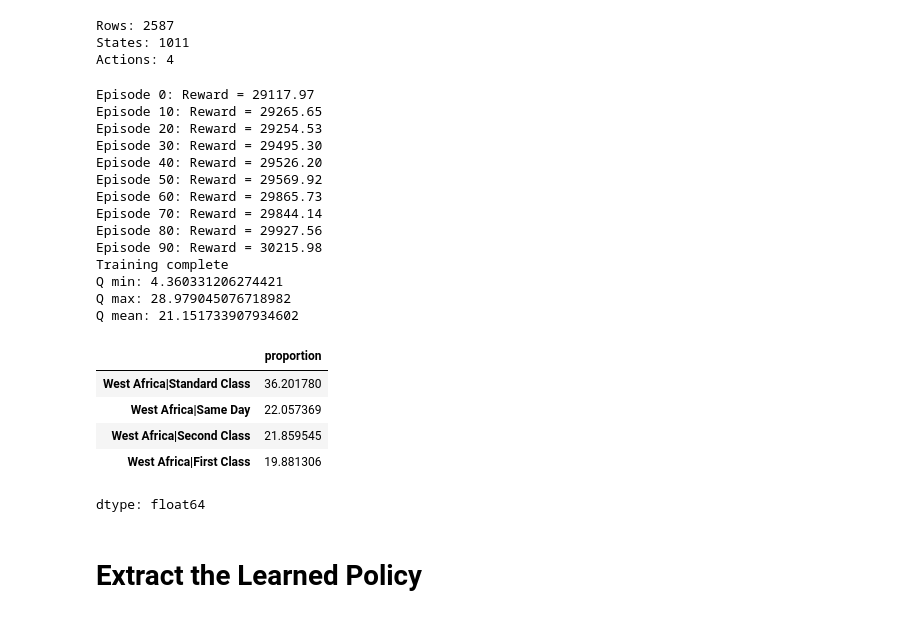
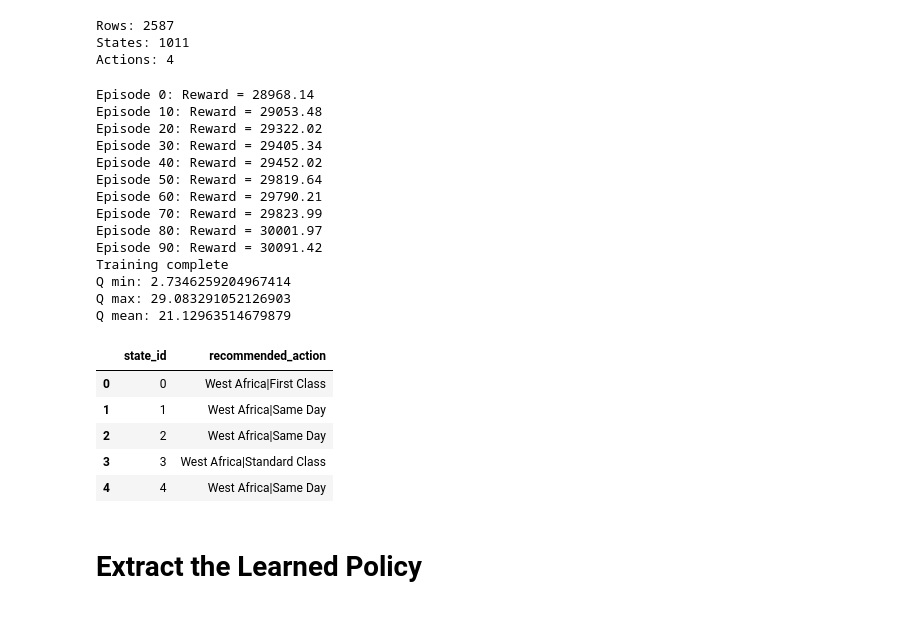
Before and after one commit to Jasonmiller513/Dissertation, a Jupyter notebook: First Test WA.ipynb, the cells around one changed output. Saved outputs shown, nothing was run; the diff lists cells and outputs as text; code cells hidden in the pictures.

```diff
--- a/First Test WA.ipynb
+++ b/First Test WA.ipynb
@@ -1257,25 +1337,3 @@ n_actions = train_df['action_id'].nunique()
-# %%
-route_profit = (
-    train_df.groupby(
-        ['Order Region_str','Shipping Mode_str'] # Use the _str versions created in m2F8OIGd2x7p
-    )['Order Profit Per Order']
-    .mean()
-    .reset_index()
-)
-
-route_profit.rename(
-    columns={
-        'Order Profit Per Order':'historical_route_profit'
-    },
-    inplace=True
-)
-
-train_df = train_df.merge(
-    route_profit,
-    left_on=['Order Region_str','Shipping Mode_str'], # Merge on _str versions
-    right_on=['Order Region_str','Shipping Mode_str'],
-    how='left'
-)
 # %% [markdown]
 # Dual-Goal Reward Fuction
 # %%
@@ -1396,32 +1454,38 @@ print("Q min:", Q.min())
 print("Q max:", Q.max())
 print("Q mean:", Q.mean())
 # %% [output]
-Episode 0: Reward = 29117.97
-Episode 10: Reward = 29265.65
-Episode 20: Reward = 29254.53
-Episode 30: Reward = 29495.30
-Episode 40: Reward = 29526.20
-Episode 50: Reward = 29569.92
-Episode 60: Reward = 29865.73
-Episode 70: Reward = 29844.14
-Episode 80: Reward = 29927.56
-Episode 90: Reward = 30215.98
+Episode 0: Reward = 28968.14
+Episode 10: Reward = 29053.48
+Episode 20: Reward = 29322.02
+Episode 30: Reward = 29405.34
+Episode 40: Reward = 29452.02
+Episode 50: Reward = 29819.64
+Episode 60: Reward = 29790.21
+Episode 70: Reward = 29823.99
+Episode 80: Reward = 30001.97
+Episode 90: Reward = 30091.42
 Training complete
-Q min: 4.360331206274421
-Q max: 28.979045076718982
-Q mean: 21.151733907934602
+Q min: 2.7346259204967414
+Q max: 29.083291052126903
+Q mean: 21.12963514679879
 # %%
 policy = np.argmax(Q, axis=1)
-policy_actions = action_encoder.inverse_transform(policy)
 
-pd.Series(policy_actions).value_counts(normalize=True) * 100
+recommended_actions = action_encoder.inverse_transform(policy)
+
+policy_df = pd.DataFrame({
+    "state_id": np.arange(n_states),
+    "recommended_action": recommended_actions
+})
+
+policy_df.head()
 # %% [output]
-|  | proportion |
-| West Africa|Standard Class | 36.201780 |
-| West Africa|Same Day | 22.057369 |
-| West Africa|Second Class | 21.859545 |
-| West Africa|First Class | 19.881306 |
+|  | state_id | recommended_action |
+| 0 | 0 | West Africa|First Class |
+| 1 | 1 | West Africa|Same Day |
+| 2 | 2 | West Africa|Same Day |
+| 3 | 3 | West Africa|Standard Class |
+| 4 | 4 | West Africa|Same Day |
-dtype: float64
 # %% [markdown]
 # Extract the Learned Policy
 # %%
```
Also changed, not shown: parts of 15 cells of this notebook.
